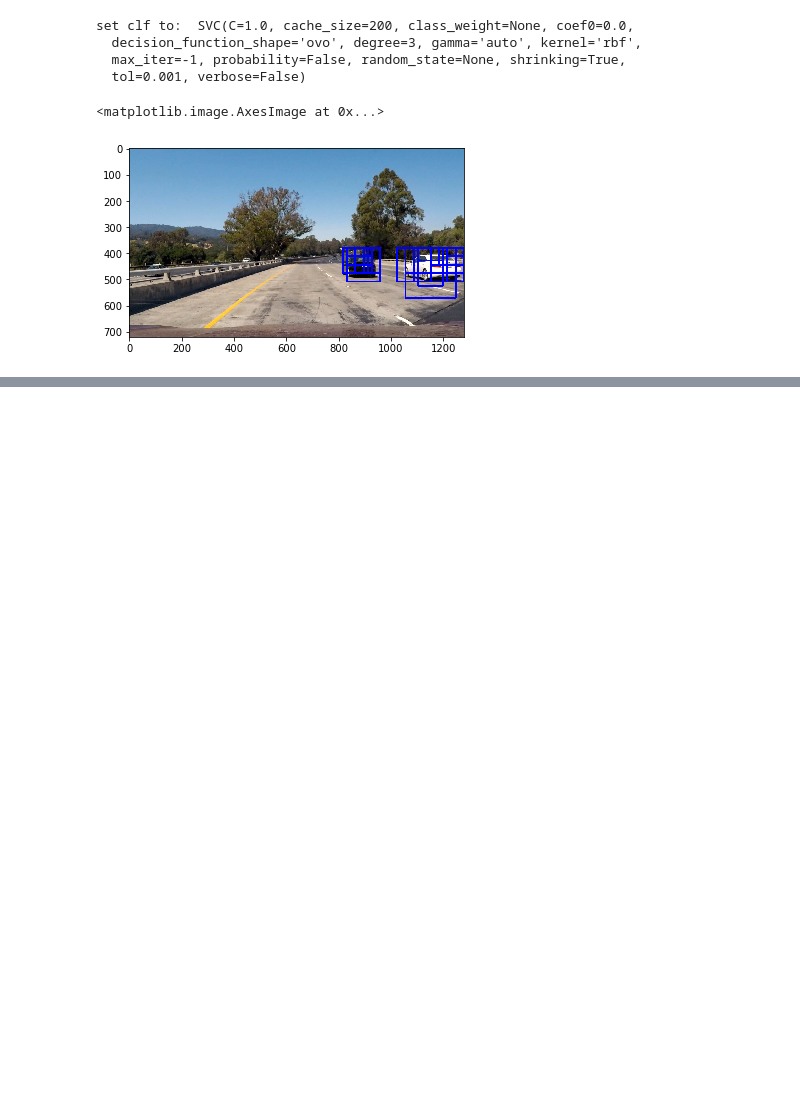
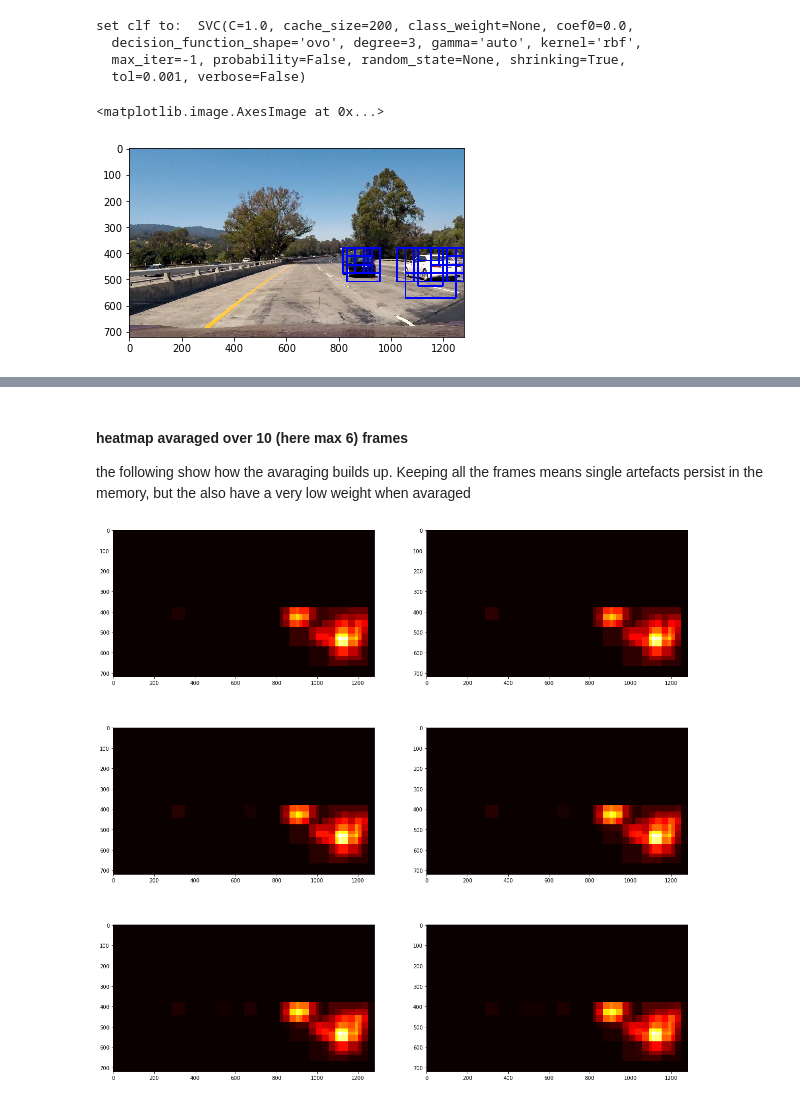
Before and after one commit to joergsimon/SDCND-Term1-Vehicle-Detection-and-Tracking, a Jupyter notebook: Vehicle Detection and tracking.ipynb, the cells around one changed output, grey strips where cells are left out. Drawn from its saved outputs; the diff is of its cells as text; code cells hidden in the pictures; blank space fills up the shorter version.

```diff
--- a/Vehicle Detection and tracking.ipynb
+++ b/Vehicle Detection and tracking.ipynb
@@ -269,0 +345,19 @@ set clf to:  SVC(C=1.0, cache_size=200, class_weight=None, coef0=0.0,
+# %% [markdown]
+#### heatmap avaraged over 10 (here max 6) frames
+the following show how the avaraging builds up. Keeping all the frames means single artefacts persist in the memory, but the also have a very low weight when avaraged
+# %%
+from functools import reduce
+
+f, axarr = plt.subplots(3, 2, figsize=(20,20))
+
+for i in range(len(frames)):
+    f = frames[i]
+    heat = np.zeros_like(f[:, :, 0]).astype(np.float)
+    found = search_windows(f, all_layers, clf, X_scaler, color_space="HLS", spatial_feat=False, hist_range=(0,256), cell_per_block=1)
+    #draw_img = draw_boxes(np.copy(image), found)
+    heat = add_heat(heat, found)
+    heatmaps = push_pop(heatmaps, heat)
+    av_h, l = avarage_heat(heatmaps)
+    axarr[i//2, i%2].imshow(av_h, cmap='hot', interpolation='nearest')
+# %% [output]
+[figure, added]
```
Also changed, not shown: parts of 12 cells of this notebook, 14 other files.
